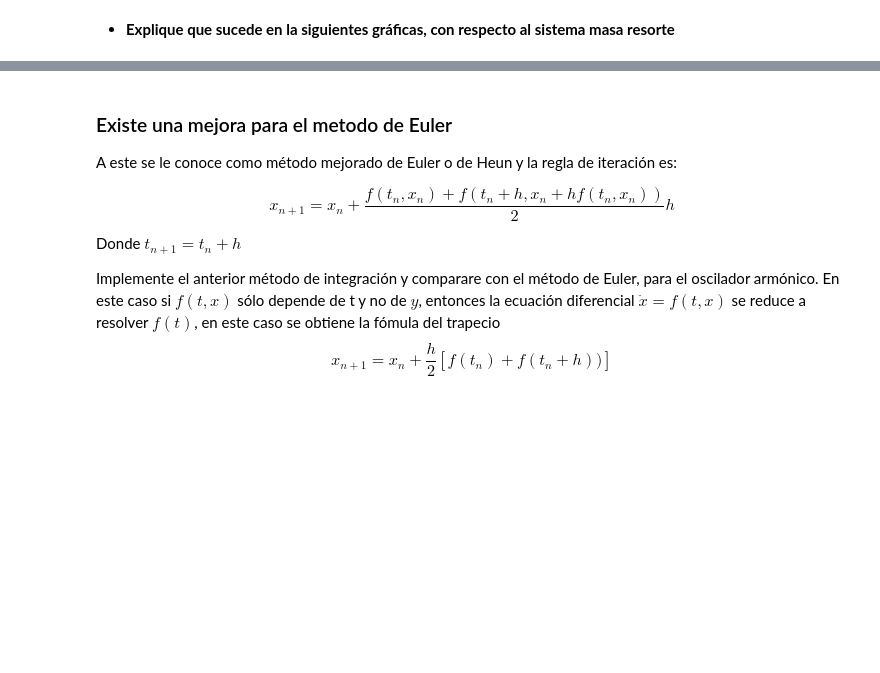
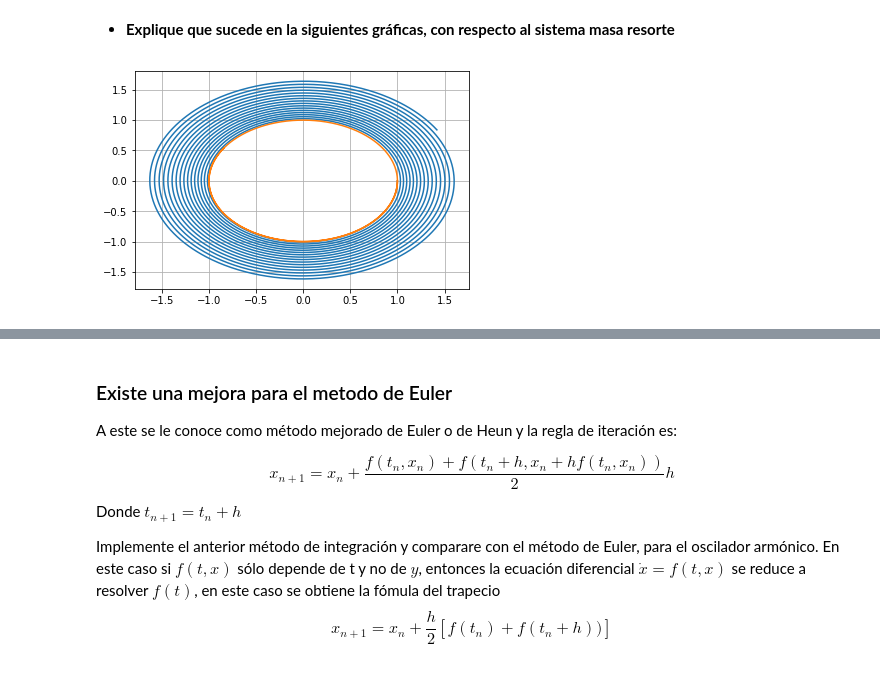
Before and after one commit to Fer2111/Algoritmos, a Jupyter notebook: Ecuaciones diferenciales.ipynb, the cells around one changed output, grey strips where cells are left out. Drawn from its saved outputs; the diff is of its cells as text; code cells hidden in the pictures; blank space fills up the shorter version.

```diff
--- a/Ecuaciones diferenciales.ipynb
+++ b/Ecuaciones diferenciales.ipynb
@@ -284,7 +326,9 @@ show()
 # %% [markdown]
 * **Explique que sucede en la siguientes gráficas, con respecto al sistema masa resorte**
 # %%
-plot(posicion, velocidad)
+plot(sol[:,0], sol[:,1])
 plot(xa,va)
 grid(True)
+# %% [output]
+[figure, added]
 # %%
```
Also changed, not shown: parts of 34 cells of this notebook, 1 other file.
